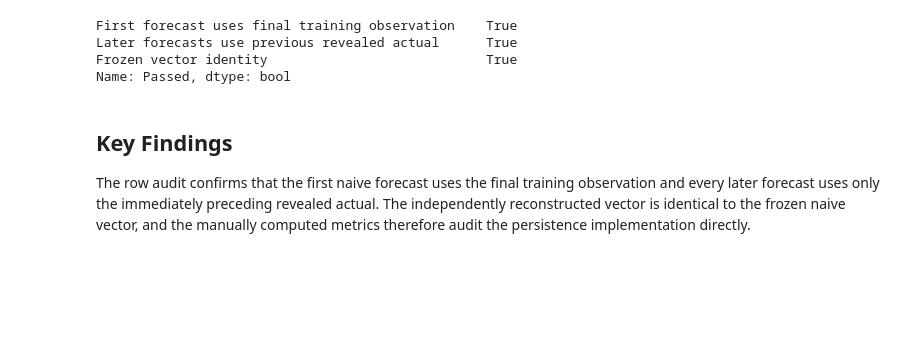
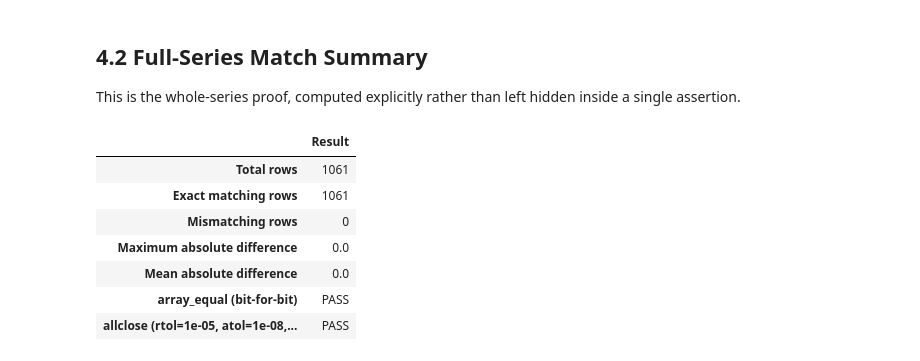
Before and after one commit to mdsoadsolaiman/Time-Series-Foundation-Models, a Jupyter notebook: notebooks/08_Bitcoin_Naive_Audit.ipynb, the cells around one changed output. Saved outputs shown, nothing was run; the diff lists cells and outputs as text; code cells hidden in the pictures; blank space fills up the shorter version.

```diff
--- a/notebooks/08_Bitcoin_Naive_Audit.ipynb
+++ b/notebooks/08_Bitcoin_Naive_Audit.ipynb
@@ -84,20 +142,35 @@ manual
-# %%
-# Verify the implementation, rolling information set, and frozen vector.
-checks = {
-    'First forecast uses final training observation': np.isclose(naive.iloc[0], train.iloc[-1]),
-    'Later forecasts use previous revealed actual': np.allclose(naive.iloc[1:], test.iloc[:-1]),
-    'Frozen vector identity': np.allclose(naive, validated.Naive),
-}
-assert all(checks.values())
-
-# Display the unchanged audit checks.
-pd.Series(checks, name='Passed')
-# %% [output]
-First forecast uses final training observation    True
-Later forecasts use previous revealed actual      True
-Frozen vector identity                            True
-Name: Passed, dtype: bool
-# %% [markdown]
-## Key Findings
-
-The row audit confirms that the first naive forecast uses the final training observation and every later forecast uses only the immediately preceding revealed actual. The independently reconstructed vector is identical to the frozen naive vector, and the manually computed metrics therefore audit the persistence implementation directly.
+# %% [markdown]
+## 4.2 Full-Series Match Summary
+
+This is the whole-series proof, computed explicitly rather than left hidden inside a single assertion.
+# %%
+manual_values = naive.to_numpy()
+frozen_values = validated.Naive.to_numpy()
+diff = manual_values - frozen_values
+exact_matches = int((manual_values == frozen_values).sum())
+
+match_summary = pd.DataFrame({
+    'Result': [
+        len(naive),
+        exact_matches,
+        len(naive) - exact_matches,
+        float(np.max(np.abs(diff))),
+        float(np.mean(np.abs(diff))),
+        'PASS' if np.array_equal(manual_values, frozen_values) else 'FAIL',
+        'PASS' if np.allclose(manual_values, frozen_values) else 'FAIL',
+    ],
+}, index=[
+    'Total rows', 'Exact matching rows', 'Mismatching rows',
+    'Maximum absolute difference', 'Mean absolute difference',
+    'array_equal (bit-for-bit)', 'allclose (rtol=1e-05, atol=1e-08, NumPy defaults)',
+])
+match_summary
+# %% [output]
+|  | Result |
+| Total rows | 1061 |
+| Exact matching rows | 1061 |
+| Mismatching rows | 0 |
+| Maximum absolute difference | 0.0 |
+| Mean absolute difference | 0.0 |
+| array_equal (bit-for-bit) | PASS |
+| allclose (rtol=1e-05, atol=1e-08,... | PASS |
```
Also changed, not shown: parts of 26 cells of this notebook.
